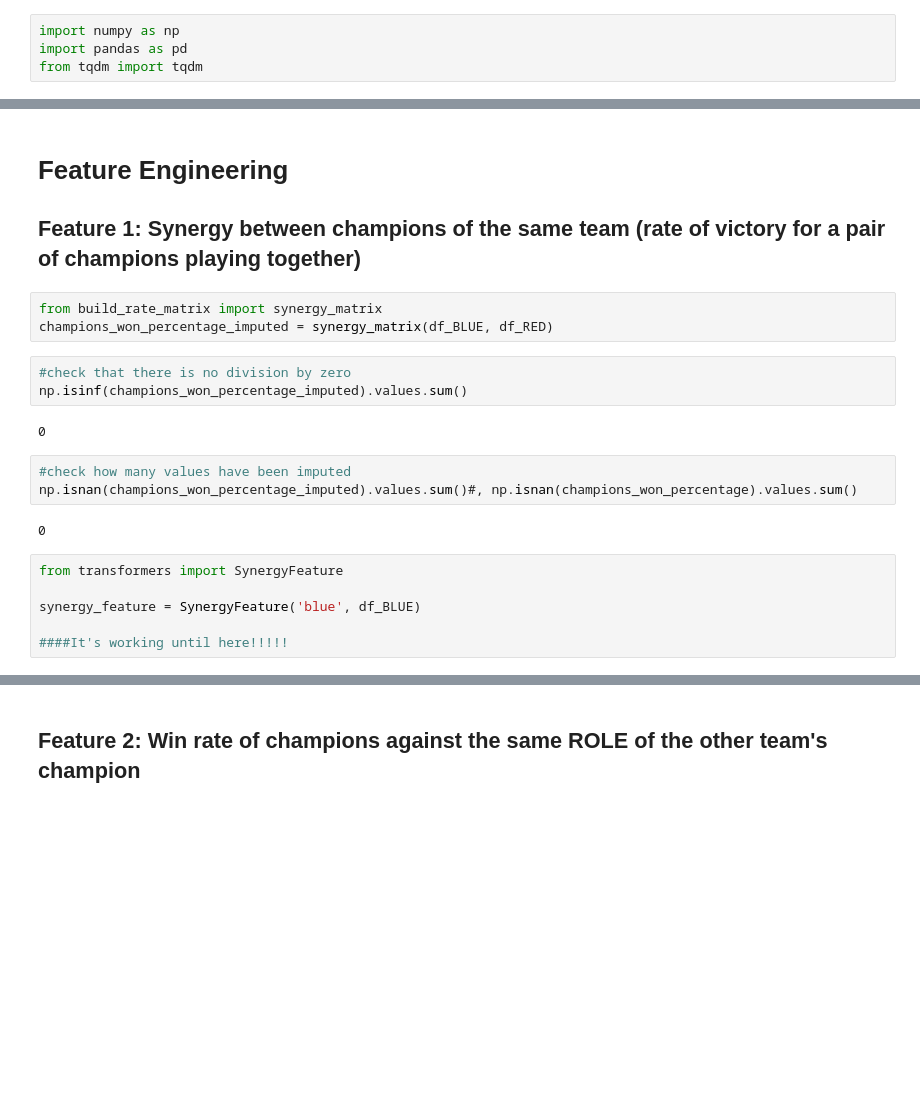
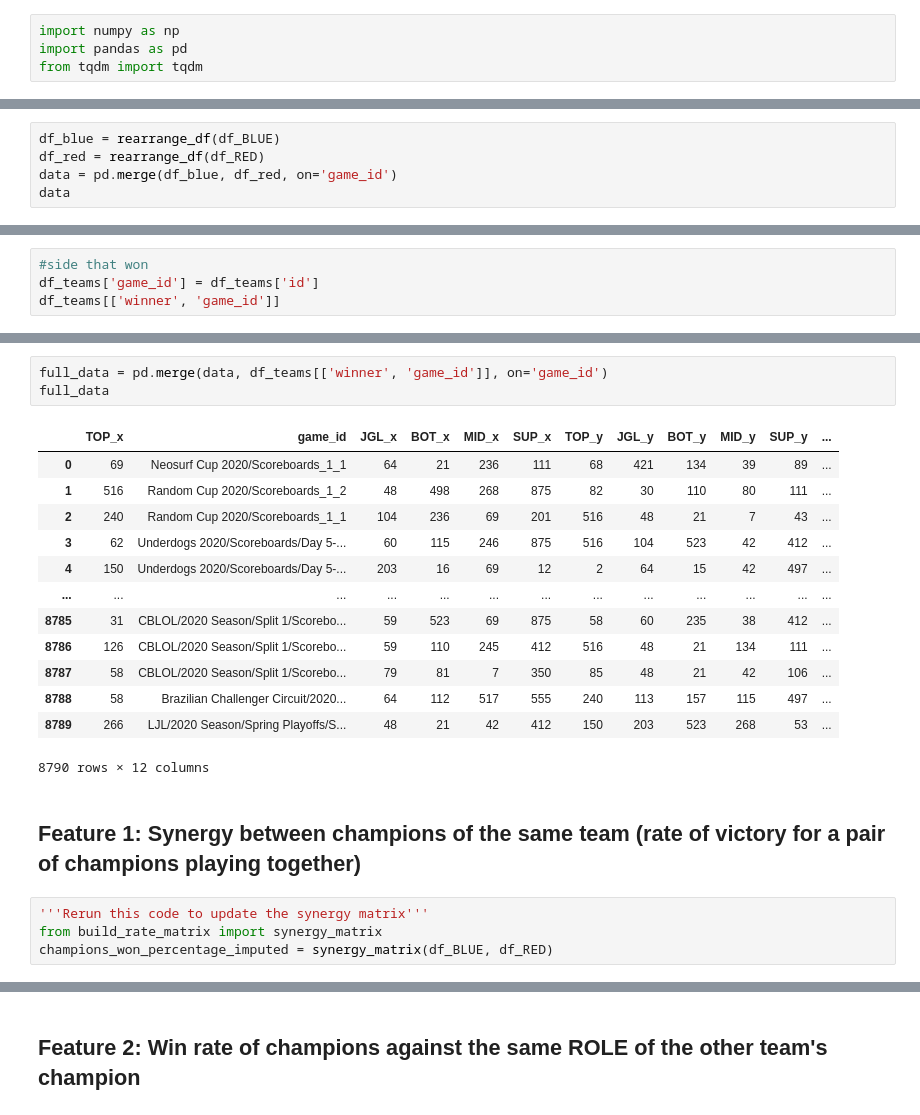
Before and after one commit to stephanyvargas/LoL_winner_predictor, a Jupyter notebook: notebooks/LeagueOfLeguends.ipynb, the cells around one changed output, grey strips where cells are left out. Cells and saved outputs as stored; diff of their text form; blank space fills up the shorter version.

```diff
--- a/notebooks/LeagueOfLeguends.ipynb
+++ b/notebooks/LeagueOfLeguends.ipynb
@@ -29,0 +38,5 @@ from tqdm import tqdm
+# %%
+df_blue = rearrange_df(df_BLUE)
+df_red = rearrange_df(df_RED)
+data = pd.merge(df_blue, df_red, on='game_id')
+data
@@ -29,0 +57,4 @@ from tqdm import tqdm
+# %%
+#side that won
+df_teams['game_id'] = df_teams['id']
+df_teams[['winner', 'game_id']]
@@ -30,23 +75,23 @@ from tqdm import tqdm
+# %%
+full_data = pd.merge(data, df_teams[['winner', 'game_id']], on='game_id')
+full_data
+# %% [output]
+|  | TOP_x | game_id | JGL_x | BOT_x | MID_x | SUP_x | TOP_y | JGL_y | BOT_y | MID_y | SUP_y | ... |
+| 0 | 69 | Neosurf Cup 2020/Scoreboards_1_1 | 64 | 21 | 236 | 111 | 68 | 421 | 134 | 39 | 89 | ... |
+| 1 | 516 | Random Cup 2020/Scoreboards_1_2 | 48 | 498 | 268 | 875 | 82 | 30 | 110 | 80 | 111 | ... |
+| 2 | 240 | Random Cup 2020/Scoreboards_1_1 | 104 | 236 | 69 | 201 | 516 | 48 | 21 | 7 | 43 | ... |
+| 3 | 62 | Underdogs 2020/Scoreboards/Day 5-... | 60 | 115 | 246 | 875 | 516 | 104 | 523 | 42 | 412 | ... |
+| 4 | 150 | Underdogs 2020/Scoreboards/Day 5-... | 203 | 16 | 69 | 12 | 2 | 64 | 15 | 42 | 497 | ... |
+| ... | ... | ... | ... | ... | ... | ... | ... | ... | ... | ... | ... | ... |
+| 8785 | 31 | CBLOL/2020 Season/Split 1/Scorebo... | 59 | 523 | 69 | 875 | 58 | 60 | 235 | 38 | 412 | ... |
+| 8786 | 126 | CBLOL/2020 Season/Split 1/Scorebo... | 59 | 110 | 245 | 412 | 516 | 48 | 21 | 134 | 111 | ... |
+| 8787 | 58 | CBLOL/2020 Season/Split 1/Scorebo... | 79 | 81 | 7 | 350 | 85 | 48 | 21 | 42 | 106 | ... |
+| 8788 | 58 | Brazilian Challenger Circuit/2020... | 64 | 112 | 517 | 555 | 240 | 113 | 157 | 115 | 497 | ... |
+| 8789 | 266 | LJL/2020 Season/Spring Playoffs/S... | 48 | 21 | 42 | 412 | 150 | 203 | 523 | 268 | 53 | ... |
+8790 rows × 12 columns
 # %% [markdown]
-# Feature Engineering
-
 ## Feature 1: Synergy between champions of the same team (rate of victory for a pair of champions playing together)
 # %%
+'''Rerun this code to update the synergy matrix'''
 from build_rate_matrix import synergy_matrix
 champions_won_percentage_imputed = synergy_matrix(df_BLUE, df_RED)
-# %%
-#check that there is no division by zero
-np.isinf(champions_won_percentage_imputed).values.sum()
-# %% [output]
-0
-# %%
-#check how many values have been imputed
-np.isnan(champions_won_percentage_imputed).values.sum()#, np.isnan(champions_won_percentage).values.sum()
-# %% [output]
-0
-# %%
-from transformers import SynergyFeature
-
-synergy_feature = SynergyFeature('blue', df_BLUE)
-
-####It's working until here!!!!!
```
Also changed, not shown: parts of 52 cells of this notebook.
